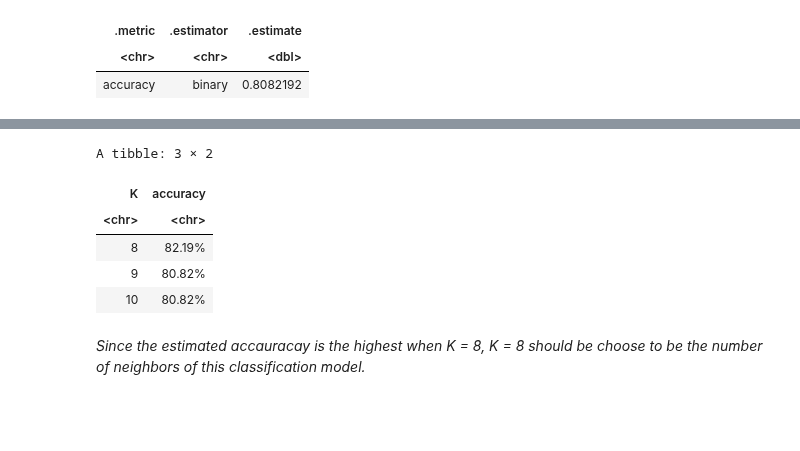
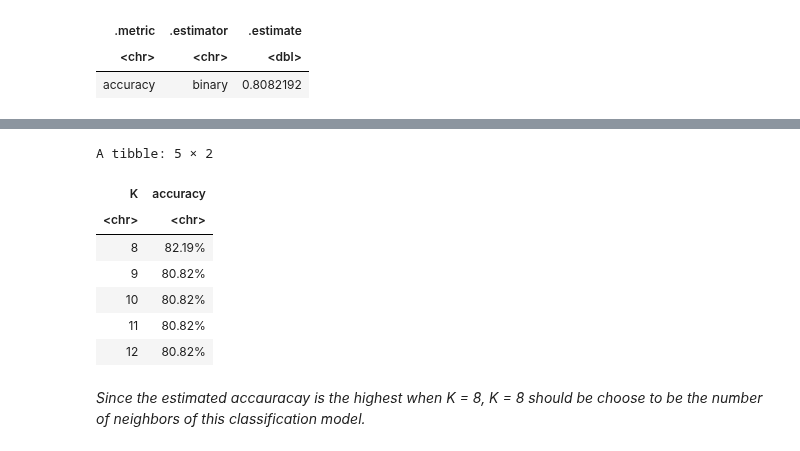
Before and after one commit to papercheesecake/DSCI100-group-project-18, a Jupyter notebook: group_report.ipynb, the cells around one changed output, grey strips where cells are left out. Drawn from its saved outputs; the diff is of its cells as text; code cells hidden in the pictures; blank space fills up the shorter version.

```diff
--- a/group_report.ipynb
+++ b/group_report.ipynb
@@ -634,15 +687,17 @@ A tibble: 1 × 3
 # %%
 # Comparing accuracies
-accuracy_compare <- tibble(K = c('8', '9', '10'),
-                           accuracy = c('82.19%', '80.82%', '80.82%'))
+accuracy_compare <- tibble(K = c('8', '9', '10', '11', '12'),
+                           accuracy = c('82.19%', '80.82%', '80.82%', '80.82%','80.82%'))
 accuracy_compare
 # %% [output]
-A tibble: 3 × 2
+A tibble: 5 × 2
 | K | accuracy |
 | <chr> | <chr> |
 | 8 | 82.19% |
 | 9 | 80.82% |
 | 10 | 80.82% |
+| 11 | 80.82% |
+| 12 | 80.82% |
 # %% [markdown]
 *Since the estimated accauracay is the highest when K = 8, K = 8 should be choose to be the number of neighbors of this classification model.*
 # %%
```
Also changed, not shown: parts of 4 cells of this notebook.
